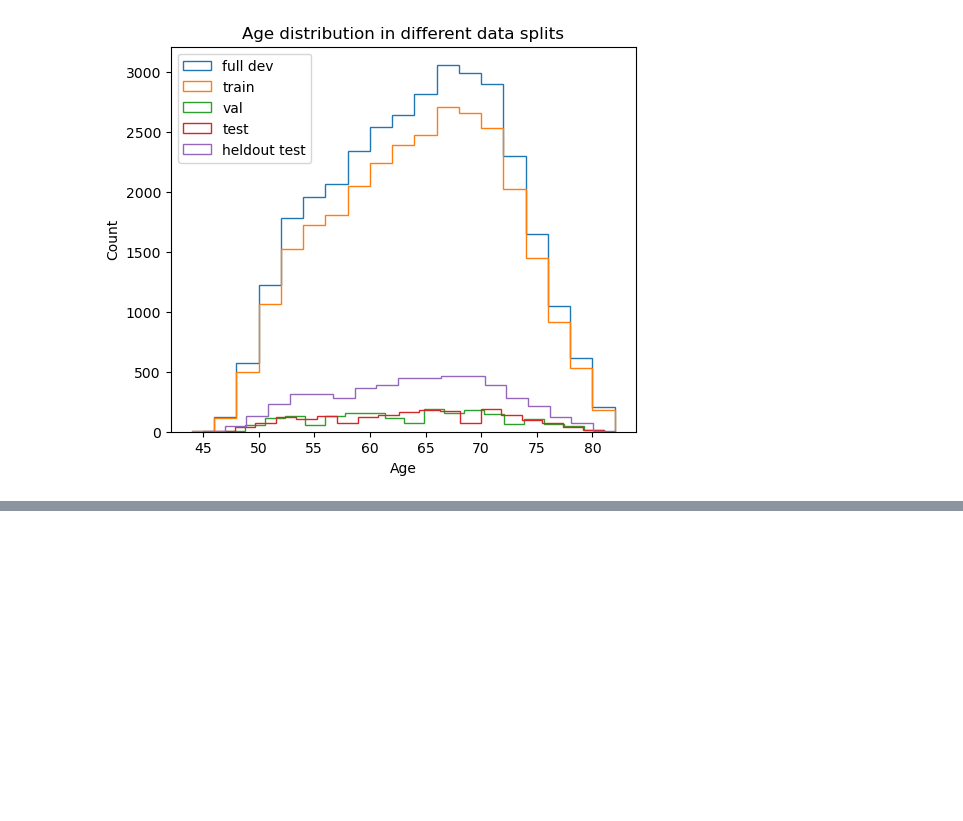
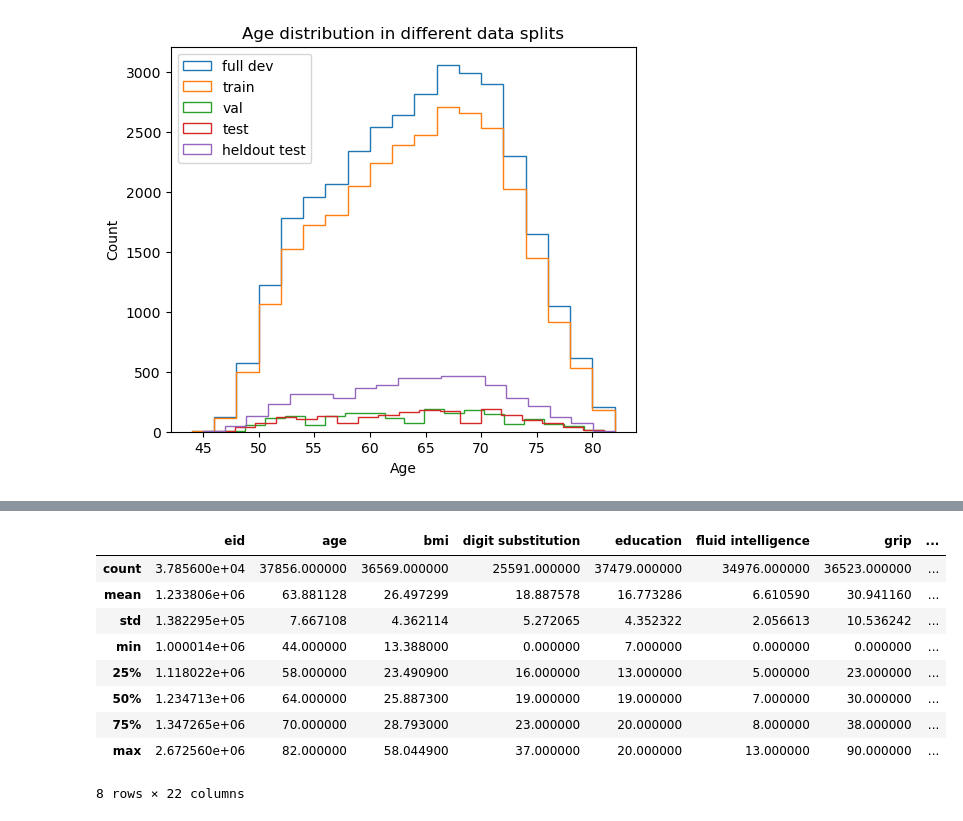
Before and after one commit to laura-riedel/brain_age_1D-CNN, a Jupyter notebook: src/data_specifics.ipynb, the cells around one changed output, grey strips where cells are left out. Cells and saved outputs as stored; diff of their text form; code cells hidden in the pictures; blank space fills up the shorter version.

```diff
--- a/src/data_specifics.ipynb
+++ b/src/data_specifics.ipynb
@@ -412,0 +425,13 @@ plt.show()
+# %%
+data_overview_full.describe()
+# %% [output]
+|  | eid | age | bmi | digit substitution | education | fluid intelligence | grip | ... |
+| count | 3.785600e+04 | 37856.000000 | 36569.000000 | 25591.000000 | 37479.000000 | 34976.000000 | 36523.000000 | ... |
+| mean | 1.233806e+06 | 63.881128 | 26.497299 | 18.887578 | 16.773286 | 6.610590 | 30.941160 | ... |
+| std | 1.382295e+05 | 7.667108 | 4.362114 | 5.272065 | 4.352322 | 2.056613 | 10.536242 | ... |
+| min | 1.000014e+06 | 44.000000 | 13.388000 | 0.000000 | 7.000000 | 0.000000 | 0.000000 | ... |
+| 25% | 1.118022e+06 | 58.000000 | 23.490900 | 16.000000 | 13.000000 | 5.000000 | 23.000000 | ... |
+| 50% | 1.234713e+06 | 64.000000 | 25.887300 | 19.000000 | 19.000000 | 7.000000 | 30.000000 | ... |
+| 75% | 1.347265e+06 | 70.000000 | 28.793000 | 23.000000 | 20.000000 | 8.000000 | 38.000000 | ... |
+| max | 2.672560e+06 | 82.000000 | 58.044900 | 37.000000 | 20.000000 | 13.000000 | 90.000000 | ... |
+8 rows × 22 columns
```
Also changed, not shown: parts of 8 cells of this notebook, 4 other files.
